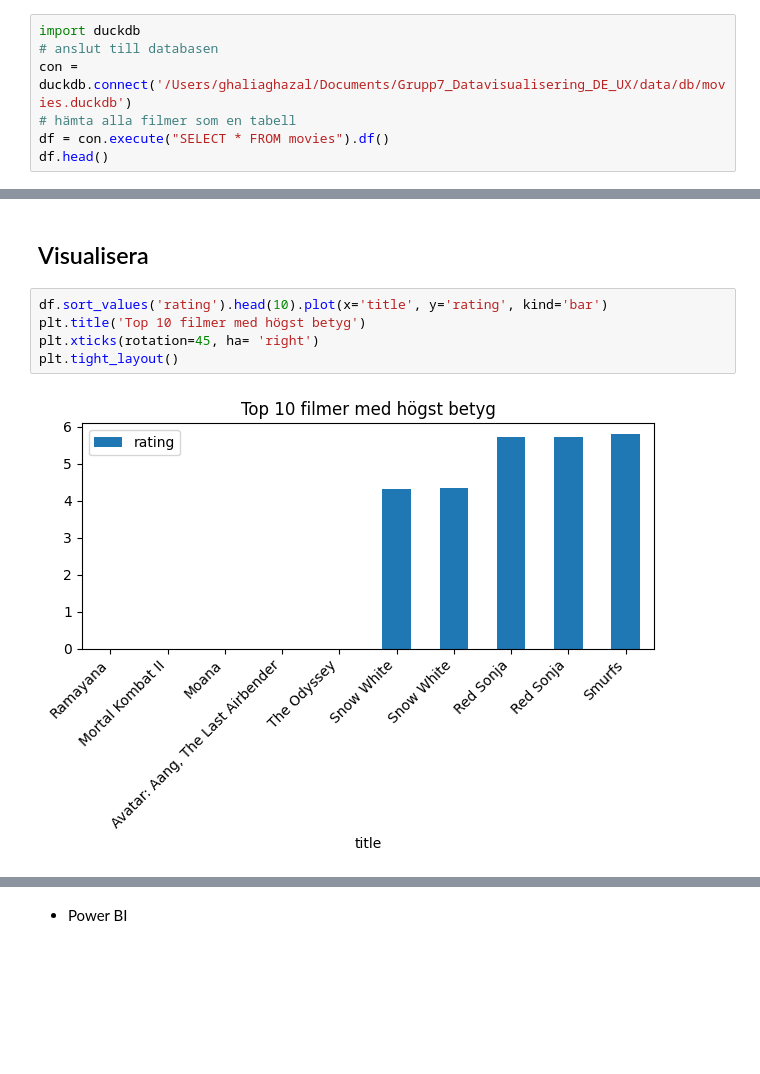
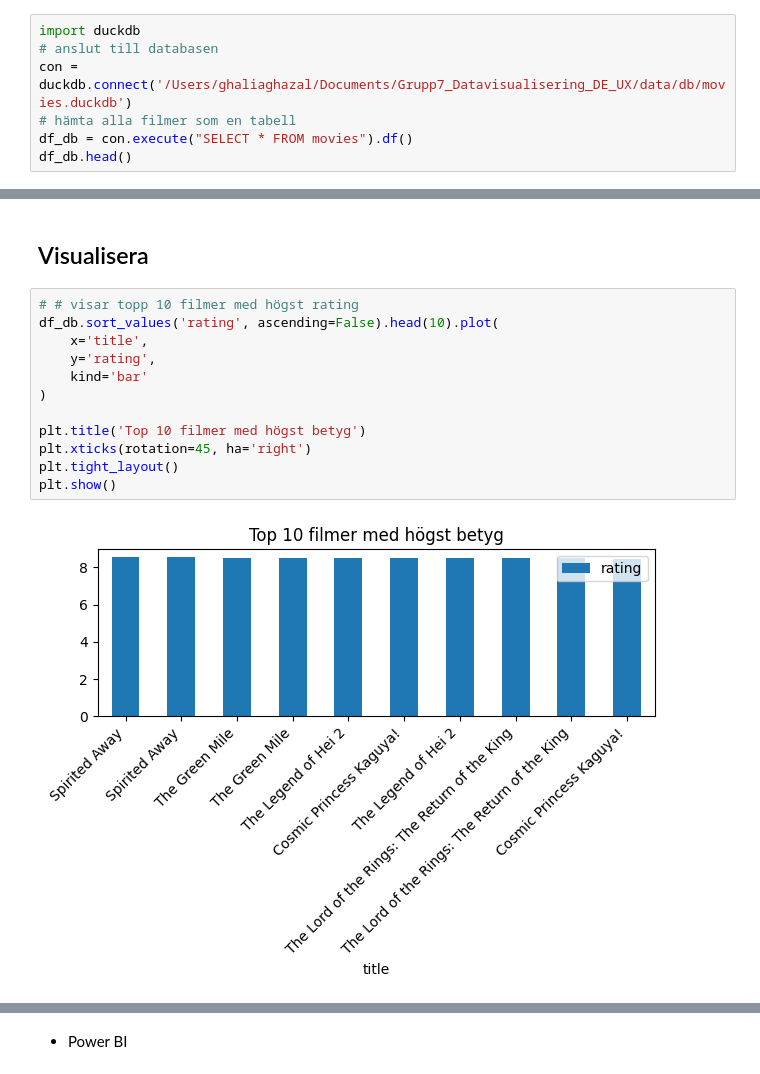
Before and after one commit to GrannyApples/Grupp7_Datavisualisering_DE_UX, a Jupyter notebook: notebooks/eda_ghalia.ipynb, the cells around one changed output, grey strips where cells are left out. Cells and saved outputs as stored; diff of their text form; blank space fills up the shorter version.

Commit message:
Refactor EDA, remove unnecessary plots, and add storytelling graph with annotations and save as PNG

```diff
--- a/notebooks/eda_ghalia.ipynb
+++ b/notebooks/eda_ghalia.ipynb
@@ -61,8 +84,8 @@ import duckdb
 # anslut till databasen
 con = duckdb.connect('/Users/ghaliaghazal/Documents/Grupp7_Datavisualisering_DE_UX/data/db/movies.duckdb')
 # hämta alla filmer som en tabell
-df = con.execute("SELECT * FROM movies").df()
-df.head()
+df_db = con.execute("SELECT * FROM movies").df()
+df_db.head()
 # %% [output]
 |  | movie_id | title | release_date | rating | popularity | release_year |
 | 0 | 83533 | Avatar: Fire and Ash | 2025-12-17 | 7.373 | 485.097198 | 2025 |
@@ -192,9 +196,16 @@ df[df['title'] == 'The Super Mario Galaxy Movie']
 # %% [markdown]
 ## Visualisera
 # %%
-df.sort_values('rating').head(10).plot(x='title', y='rating', kind='bar')
+# # visar topp 10 filmer med högst rating
+df_db.sort_values('rating', ascending=False).head(10).plot(
+    x='title',
+    y='rating',
+    kind='bar'
+)
+
 plt.title('Top 10 filmer med högst betyg')
-plt.xticks(rotation=45, ha= 'right')
+plt.xticks(rotation=45, ha='right')
 plt.tight_layout()
+plt.show()
 # %% [output]
-[figure, old version]
+[figure, new version]
```
Also changed, not shown: parts of 34 cells of this notebook, 6 other files.
